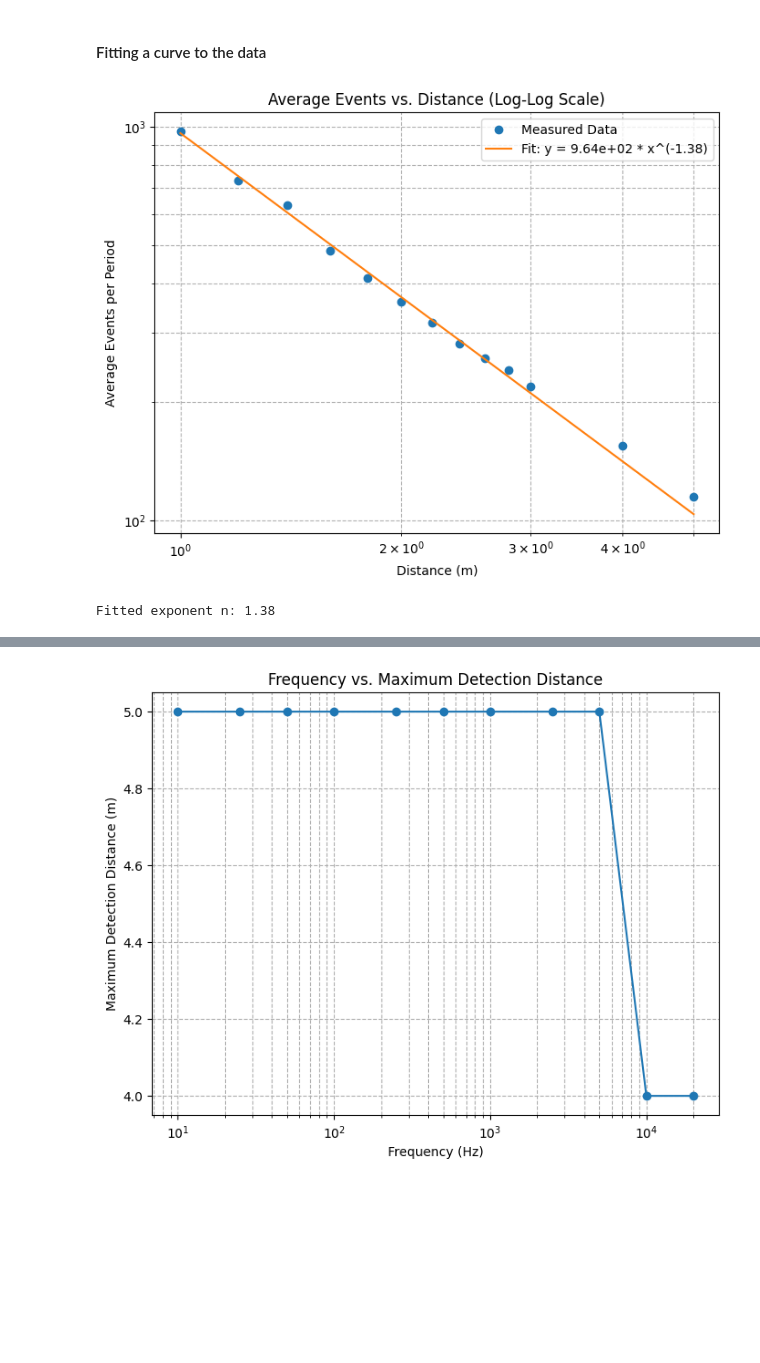
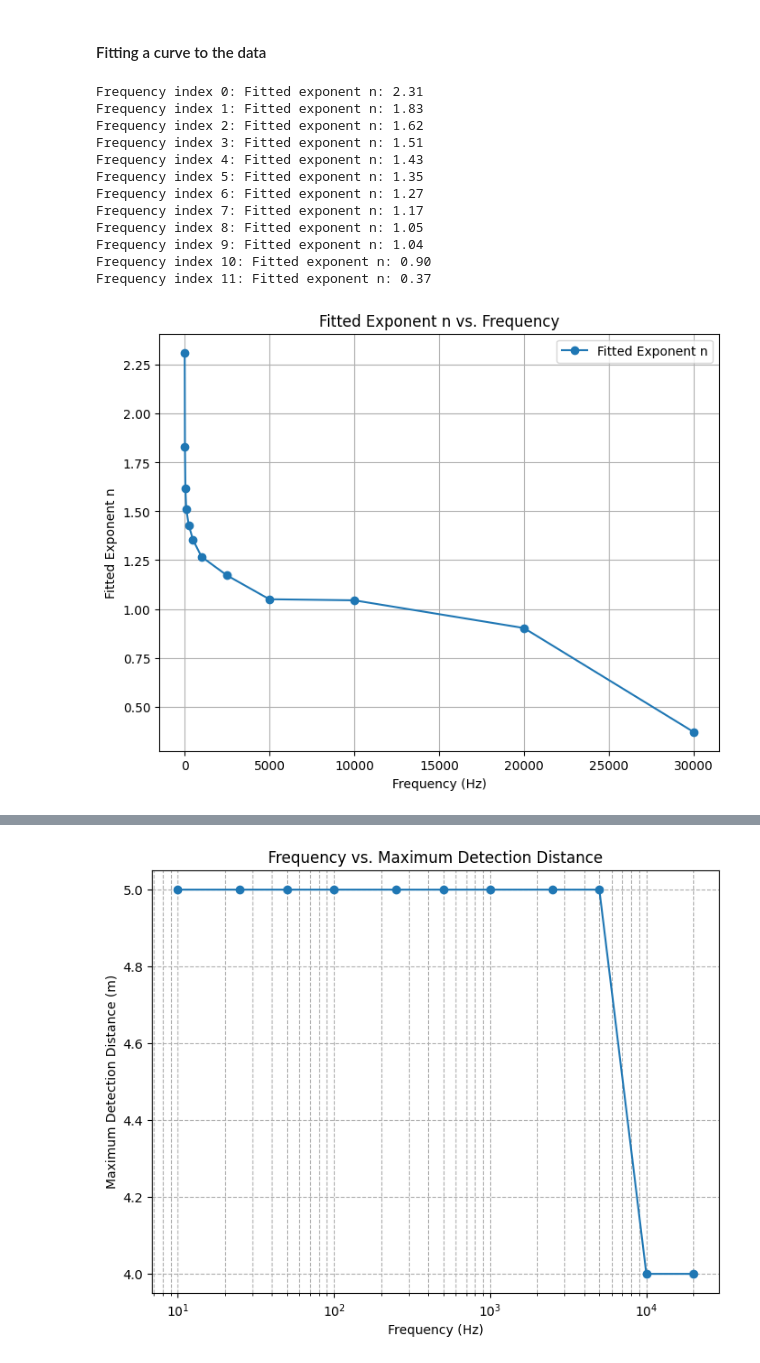
Before and after one commit to kubakubakuba/mrs-uvdar-distance-estimator, a Jupyter notebook: main.ipynb, the cells around one changed output, grey strips where cells are left out. Drawn from its saved outputs; the diff is of its cells as text; code cells hidden in the pictures; blank space fills up the shorter version.

```diff
--- a/main.ipynb
+++ b/main.ipynb
@@ -124,39 +124,79 @@ lib.plot_log_avg_events_vs_frequency(frequencies, evs, distances)
 # %% [markdown]
 #### Fitting a curve to the data
 # %%
-avg_events_array = avg_events_array_0.copy()
+avg_events_array = avg_events_array_45.copy()
 # %%
 from scipy.optimize import curve_fit
-
-avg_events_array = avg_events_array_0.copy()
 
 def power_law(x, k, n):
 	return k * x ** (-n)
 
 distances_array = np.array(distances)
 
-freq_idx = 5
-avg_events = avg_events_array[:, freq_idx]
+k_fits = []
+n_fits = []
 
-valid_indices = ~np.isnan(avg_events)
-distances_valid = distances_array[valid_indices]
-avg_events_valid = avg_events[valid_indices]
+# plot optimal fit for each frequency
+for freq_idx in range(avg_events_array.shape[1]):
+	avg_events = avg_events_array[:, freq_idx]
 
-popt, pcov = curve_fit(power_law, distances_valid, avg_events_valid)
-k_fit, n_fit = popt
+	valid_indices = ~np.isnan(avg_events)
+	distances_valid = distances_array[valid_indices]
+	avg_events_valid = avg_events[valid_indices]
+
+	if len(distances_valid) == 0 or len(avg_events_valid) == 0:
+		print(f"Skipping frequency index {freq_idx} due to lack of valid data.")
+		continue
+
+	popt, pcov = curve_fit(power_law, distances_valid, avg_events_valid)
+	k_fit, n_fit = popt
+
+	k_fits.append(k_fit)
+	n_fits.append(n_fit)
+
+	# plt.figure()
+	# plt.loglog(distances_valid, avg_events_valid, 'o', label='Measured Data')
+	# plt.loglog(distances_valid, power_law(distances_valid, *popt), '-',
+	# 		label=f'Fit: y = {k_fit:.2e} * x^(-{n_fit:.2f})')
+	# plt.xlabel('Distance (m)')
+	# plt.ylabel('Average Events per Period')
+	# plt.title(f'Average Events vs. Distance (Log-Log Scale) for Frequency Index {freq_idx}')
+	# plt.legend()
+	# plt.grid(True, which="both", ls="--")
+	# plt.show()
+
+	print(f"Frequency index {freq_idx}: Fitted exponent n: {n_fit:.2f}")
+
+# Plot the fitted coefficients for all frequencies
 
 plt.figure()
-plt.loglog(distances_valid, avg_events_valid, 'o', label='Measured Data')
-plt.loglog(distances_valid, power_law(distances_valid, *popt), '-',
-		   label=f'Fit: y = {k_fit:.2e} * x^(-{n_fit:.2f})')
-plt.xlabel('Distance (m)')
-plt.ylabel('Average Events per Period')
-plt.title('Average Events vs. Distance (Log-Log Scale)')
+plt.plot(frequencies, n_fits, 'o-', label='Fitted Exponent n')
+plt.xlabel('Frequency (Hz)')
+plt.ylabel('Fitted Exponent n')
+plt.title('Fitted Exponent n vs. Frequency')
 plt.legend()
-plt.grid(True, which="both", ls="--")
+plt.grid(True)
 plt.show()
 
-print(f"Fitted exponent n: {n_fit:.2f}")
+plt.figure()
+plt.plot(frequencies, k_fits, 'o-', label='Fitted Coefficient k')
+plt.xlabel('Frequency (Hz)')
+plt.ylabel('Fitted Coefficient k')
+plt.title('Fitted Coefficient k vs. Frequency')
+plt.legend()
+plt.grid(True)
+plt.show()
 # %% [output]
+Frequency index 0: Fitted exponent n: 2.31
+Frequency index 1: Fitted exponent n: 1.83
+Frequency index 2: Fitted exponent n: 1.62
+Frequency index 3: Fitted exponent n: 1.51
+Frequency index 4: Fitted exponent n: 1.43
+Frequency index 5: Fitted exponent n: 1.35
+Frequency index 6: Fitted exponent n: 1.27
+Frequency index 7: Fitted exponent n: 1.17
+Frequency index 8: Fitted exponent n: 1.05
+Frequency index 9: Fitted exponent n: 1.04
+Frequency index 10: Fitted exponent n: 0.90
+Frequency index 11: Fitted exponent n: 0.37
-[figure, old version]
+[figure, new version]
-Fitted exponent n: 1.38
```
Also changed, not shown: parts of 5 cells of this notebook.
